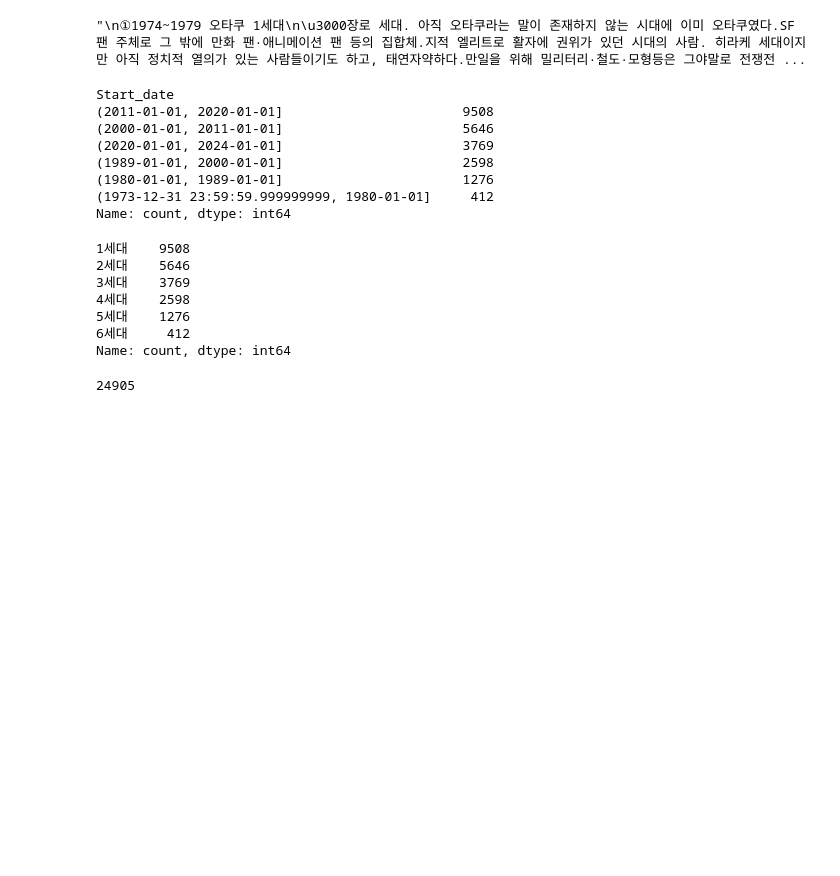
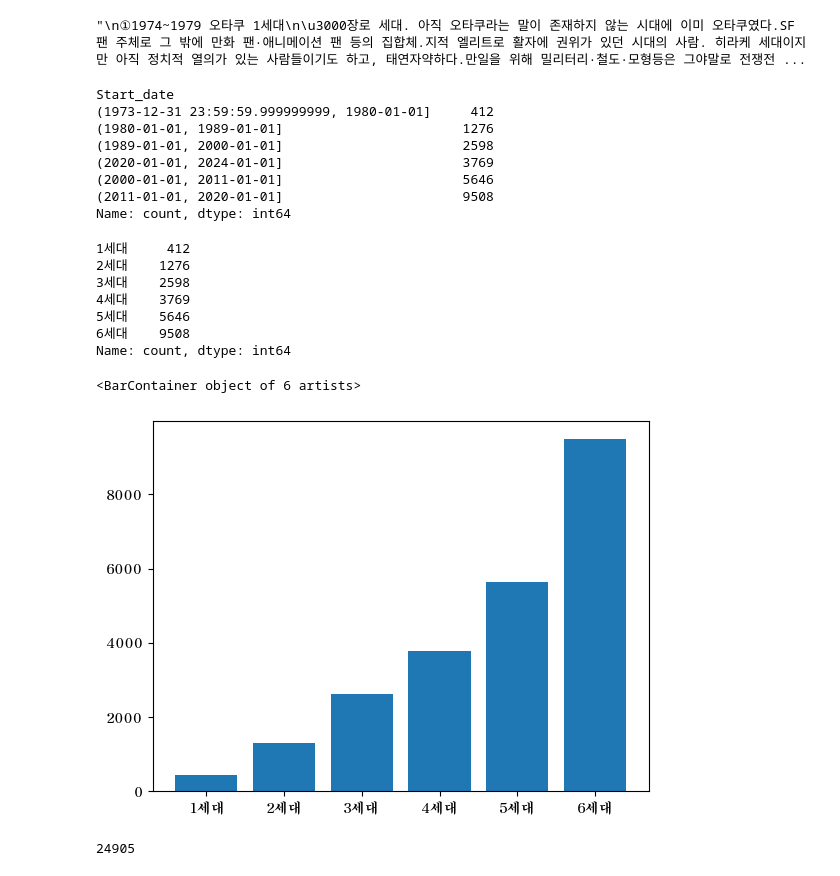
Before and after one commit to KDT-Pandas-Visualization-Project/Pandas_Matlab_Project, a Jupyter notebook: anaylsis(noah_2).ipynb, the cells around one changed output. Saved outputs shown, nothing was run; the diff lists cells and outputs as text; code cells hidden in the pictures; blank space fills up the shorter version.

```diff
--- a/anaylsis(noah_2).ipynb
+++ b/anaylsis(noah_2).ipynb
@@ -62,7 +60,7 @@ ModuleNotFoundError: No module named 'file6_processing'
 # 오타쿠 4세대 : 2000~2010 -> 11년
 # 오타쿠 5세대 : 2011~2019 -> 10년
 # 오타쿠 6세대 : 2020~현재 -> 4년
-timestamps = [
+timestamps = [                  # 오타쿠 세대를 bin 매개변수에 넣어 사용하기 위해 timestamp 데이터 타입 list 생성
     pd.Timestamp("1974-01-01"),
     pd.Timestamp("1980-01-01"),
     pd.Timestamp("1989-01-01"),
@@ -71,15 +69,15 @@ timestamps = [
     pd.Timestamp("2020-01-01"),
     pd.Timestamp("2024-01-01"),
 ]
-otaku_result = d.anime["Start_date"].value_counts(bins=timestamps)
-d.anime["Start_date"].value_counts(bins=timestamps)
+otaku_result = d.anime["Start_date"].value_counts(bins=timestamps).sort_values() # 오타쿠 세대별로 카운트값 출력
+otaku_result
 # %% [output]
 Start_date
+(1973-12-31 23:59:59.999999999, 1980-01-01]     412
+(1980-01-01, 1989-01-01]                       1276
+(1989-01-01, 2000-01-01]                       2598
+(2020-01-01, 2024-01-01]                       3769
+(2000-01-01, 2011-01-01]                       5646
 (2011-01-01, 2020-01-01]                       9508
-(2000-01-01, 2011-01-01]                       5646
-(2020-01-01, 2024-01-01]                       3769
-(1989-01-01, 2000-01-01]                       2598
-(1980-01-01, 1989-01-01]                       1276
-(1973-12-31 23:59:59.999999999, 1980-01-01]     412
 Name: count, dtype: int64
 # %%
@@ -87,13 +85,20 @@ otaku_result.index=["1세대","2세대","3세대","4세대","5세대","6세대"]
 # %%
 otaku_result
 # %% [output]
-1세대    9508
-2세대    5646
-3세대    3769
-4세대    2598
-5세대    1276
-6세대     412
+1세대     412
+2세대    1276
+3세대    2598
+4세대    3769
+5세대    5646
+6세대    9508
 Name: count, dtype: int64
+# %%
+x=otaku_result.index
+y=otaku_result.values
+plt.bar(x,y)
+# %% [output]
+<BarContainer object of 6 artists>
+[figure, added]
 # %%
 len(d.anime)
 # %% [output]
```
Also changed, not shown: parts of 10 cells of this notebook, 2 other files.
